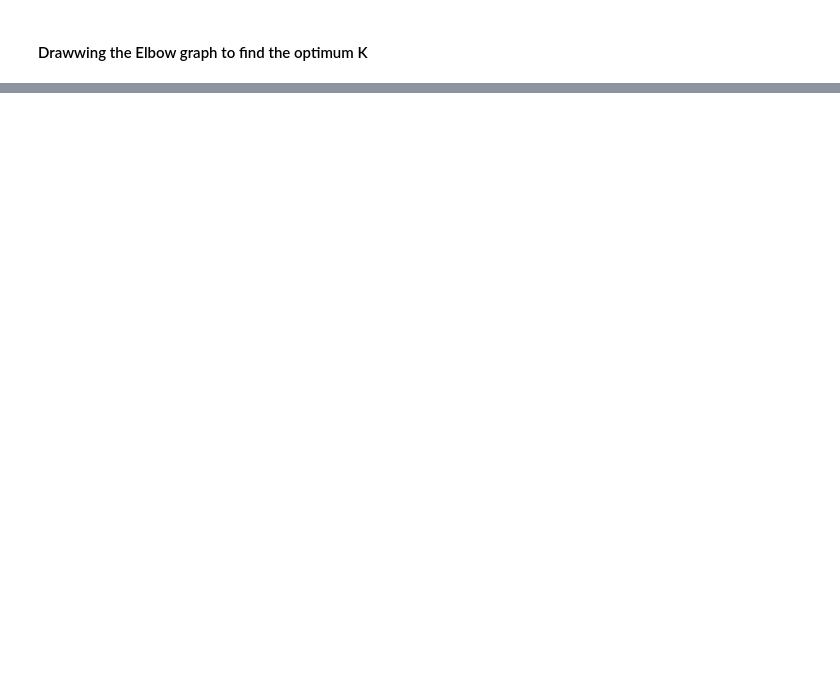
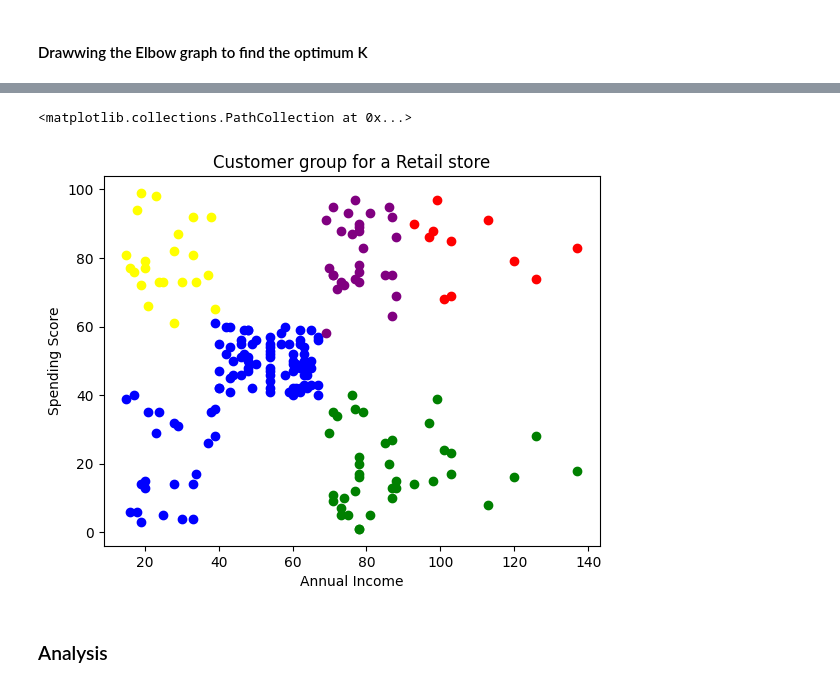
Before and after one commit to Bemnet-13/PRODIGY_ML_02, a Jupyter notebook: index.ipynb, the cells around one changed output, grey strips where cells are left out. Cells and saved outputs as stored; diff of their text form; code cells hidden in the pictures; blank space fills up the shorter version.

```diff
--- a/index.ipynb
+++ b/index.ipynb
@@ -62,0 +40,26 @@ plt.plot(k_range, mean_squared_errors)
+# %%
+# Using kMeans clustering algorithm to form clusters
+km = KMeans(n_clusters=5)
+
+y_predicted = km.fit_predict(df[['Spending Score (1-100)', 'Annual Income (k$)']])
+df['cluster'] = y_predicted
+# %%
+# Plotting the scatter plot
+df1, df2, df3, df4, df5 = df[df['cluster']==0], df[df['cluster']==1], df[df['cluster']==2], df[df['cluster']==3], df[df['cluster']==4]
+
+
+plt.title('Customer group for a Retail store')
+plt.xlabel('Annual Income')
+plt.ylabel('Spending Score')
+
+
+plt.scatter(df1['Annual Income (k$)'], df1['Spending Score (1-100)'], color='blue')
+plt.scatter(df2['Annual Income (k$)'], df2['Spending Score (1-100)'],  color='red')
+plt.scatter(df3['Annual Income (k$)'], df3['Spending Score (1-100)'], color='green')
+plt.scatter(df4['Annual Income (k$)'], df4['Spending Score (1-100)'], color='yellow')
+plt.scatter(df5['Annual Income (k$)'], df5['Spending Score (1-100)'], color='purple')
+# %% [output]
+<matplotlib.collections.PathCollection at 0x...>
+[figure, added]
+# %% [markdown]
+### Analysis
```
Also changed, not shown: parts of 6 cells of this notebook.
